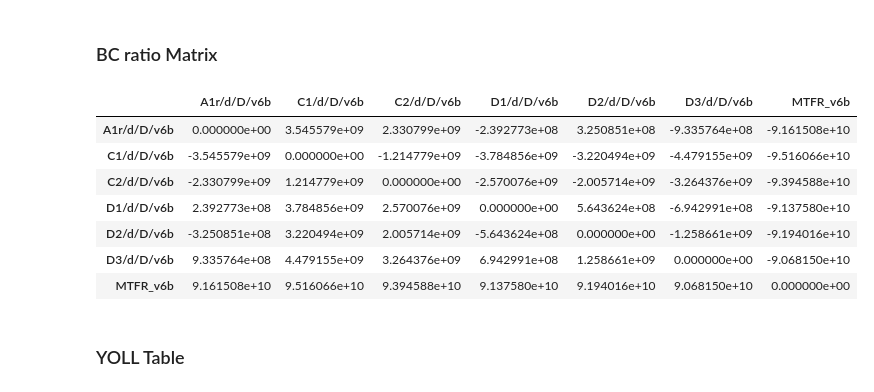
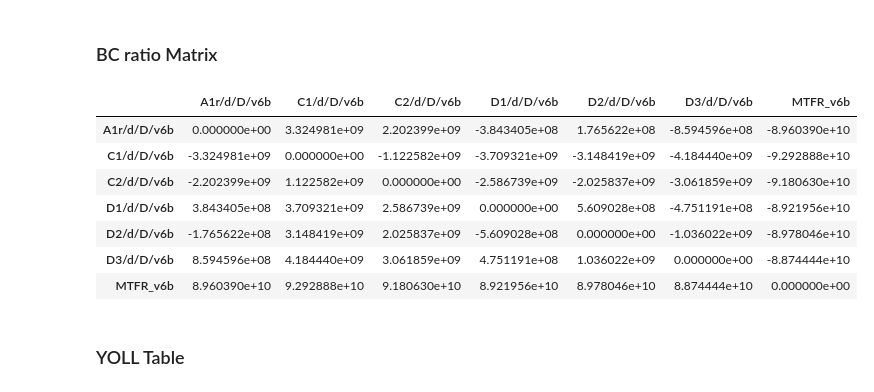
Before and after one commit to StefanAstrom/2026_v7_Goth_Prot_CBA, a Jupyter notebook: CBA_v7_new.ipynb, the cells around one changed output. Cells and saved outputs as stored; diff of their text form; code cells hidden in the pictures.

```diff
--- a/CBA_v7_new.ipynb
+++ b/CBA_v7_new.ipynb
@@ -115,7 +114,7 @@ crops_econ_values = pd.DataFrame(crops_econ_input)
 pm10_conv_fact = pd.read_excel("Processed_Data/pm10_conv_fact.xlsx")
 
 # State
-Soiling_area = pd.read_excel("Processed_Data/Surface_area_per_country_citizen.xlsx", sheet_name="S_area")
+Soiling_area = pd.read_excel("Processed_Data/Soiling_area_check.xlsx")
 
 # Impacts
 
@@ -366,3 +360,14 @@ out_soil = out_soil_temp.merge(soiling_costs, how="cross")
+# %%
+# Create the KEY which matches rows between dfs
+KEYS_soil = ["Country"]
+
+# Merge all dfs pertaining to the Climate CBA using the correct KEY
+out_soil_temp = many_to_many(KEYS_soil, [Soiling_area, PM25_input_mean,
+                                         pm10_conv_fact, pop_total_2040],
+                                   "inner", ["",""])
+
+# Merge with residual dfs without KEYs
+out_soil = out_soil_temp.merge(soiling_costs, how="cross")
 # %% [markdown]
 ## Computing
 
@@ -1118,22 +1139,3 @@ out_soil_benefits_temp = out_soil_benefits_temp.rename(columns={"Scenario_scen":
-# %%
-# Insert a Region columns = Country
-out_soil_benefits_country = out_soil_benefits_temp.copy()
-out_soil_benefits_country["Region"] = "Country"
-
-# Expand each regional row to all countries belonging to that region
-out_soil_benefits_regional = out_soil_benefits_temp.copy()
-out_soil_benefits_regional = out_soil_benefits_regional.merge(region_df, on="Country", how="inner")
-
-# Group the benefits in _regions by region, thus sum all countries within the regions.
-out_soil_benefits_regional_sum = out_soil_benefits_regional.groupby(["Region", "Year", "Scenario", "S_area_level", "soiling_cost_level"],
-                                                                    as_index=False)["Benefits_soiling"].sum()
-out_soil_benefits_regional_sum["Country"] = "NA"
-
-# Merge again
-Soiling_benefits = pd.concat([out_soil_benefits_country, out_soil_benefits_regional_sum], ignore_index=True)
-
-# Re-order the columns
-Soiling_benefits = Soiling_benefits[["Region", "Country", "Year", "Scenario", "S_area_level", "soiling_cost_level", "Benefits_soiling"]]
 # %% [markdown]
 ## Calculate B/C Ratio
 
@@ -1187,42 +1189,43 @@ filtered_mean_bc = BC_ratio[
     (BC_ratio["Cost_type"] == "VOLY") &
     (BC_ratio["Mor_cause"] == "All") &
     (BC_ratio["Mor_model"] == "ARP") &
-    (BC_ratio["Climate_metric"] == "GTP20-E")
+    (BC_ratio["Climate_metric"] == "GTP20-E") &
+    (BC_ratio["Source"] == "Project_est")
 ]
 
 # Calculate the mean net air pollution (AP) costs for each scenario
 mean_bc_r = filtered_mean_bc.groupby("Scenario")["Net AP Costs"].mean()
 
 # Calculate the mean total benefits for each scenario
 mean_benefits_step = filtered_mean_bc.groupby("Scenario")["Benefits_total"].mean()
 
 # Extract the scenario order from the index (used to keep consistent ordering)
 scenario_order = mean_benefits_step.index.tolist()
 
 # Reorder the benefits series according to the scenario order
 mean_benefits_step_sorted = mean_benefits_step.loc[scenario_order]
 
 # Extract the sorted values (redundant step but ensures correct ordering)
 values = mean_benefits_step_sorted.loc[scenario_order]
 
 # Create a pairwise difference matrix:
 # each cell (i, j) represents the difference in benefits between scenario i and j
 matrix = values.values[:, None] - values.values[None, :]
 
 # Convert the matrix into a DataFrame with labeled rows and columns (scenarios)
 df_matrix = pd.DataFrame(matrix, index=scenario_order, columns=scenario_order)
 
 # Display the resulting matrix
 df_matrix
 # %% [output]
 |  | A1r/d/D/v6b | C1/d/D/v6b | C2/d/D/v6b | D1/d/D/v6b | D2/d/D/v6b | D3/d/D/v6b | MTFR_v6b |
-| A1r/d/D/v6b | 0.000000e+00 | 3.545579e+09 | 2.330799e+09 | -2.392773e+08 | 3.250851e+08 | -9.335764e+08 | -9.161508e+10 |
-| C1/d/D/v6b | -3.545579e+09 | 0.000000e+00 | -1.214779e+09 | -3.784856e+09 | -3.220494e+09 | -4.479155e+09 | -9.516066e+10 |
-| C2/d/D/v6b | -2.330799e+09 | 1.214779e+09 | 0.000000e+00 | -2.570076e+09 | -2.005714e+09 | -3.264376e+09 | -9.394588e+10 |
-| D1/d/D/v6b | 2.392773e+08 | 3.784856e+09 | 2.570076e+09 | 0.000000e+00 | 5.643624e+08 | -6.942991e+08 | -9.137580e+10 |
-| D2/d/D/v6b | -3.250851e+08 | 3.220494e+09 | 2.005714e+09 | -5.643624e+08 | 0.000000e+00 | -1.258661e+09 | -9.194016e+10 |
-| D3/d/D/v6b | 9.335764e+08 | 4.479155e+09 | 3.264376e+09 | 6.942991e+08 | 1.258661e+09 | 0.000000e+00 | -9.068150e+10 |
-| MTFR_v6b | 9.161508e+10 | 9.516066e+10 | 9.394588e+10 | 9.137580e+10 | 9.194016e+10 | 9.068150e+10 | 0.000000e+00 |
+| A1r/d/D/v6b | 0.000000e+00 | 3.324981e+09 | 2.202399e+09 | -3.843405e+08 | 1.765622e+08 | -8.594596e+08 | -8.960390e+10 |
+| C1/d/D/v6b | -3.324981e+09 | 0.000000e+00 | -1.122582e+09 | -3.709321e+09 | -3.148419e+09 | -4.184440e+09 | -9.292888e+10 |
+| C2/d/D/v6b | -2.202399e+09 | 1.122582e+09 | 0.000000e+00 | -2.586739e+09 | -2.025837e+09 | -3.061859e+09 | -9.180630e+10 |
+| D1/d/D/v6b | 3.843405e+08 | 3.709321e+09 | 2.586739e+09 | 0.000000e+00 | 5.609028e+08 | -4.751191e+08 | -8.921956e+10 |
+| D2/d/D/v6b | -1.765622e+08 | 3.148419e+09 | 2.025837e+09 | -5.609028e+08 | 0.000000e+00 | -1.036022e+09 | -8.978046e+10 |
+| D3/d/D/v6b | 8.594596e+08 | 4.184440e+09 | 3.061859e+09 | 4.751191e+08 | 1.036022e+09 | 0.000000e+00 | -8.874444e+10 |
+| MTFR_v6b | 8.960390e+10 | 9.292888e+10 | 9.180630e+10 | 8.921956e+10 | 8.978046e+10 | 8.874444e+10 | 0.000000e+00 |
 # %% [markdown]
 ### YOLL Table
 # %%
```
Also changed, not shown: parts of 26 cells of this notebook, 28 other files.
